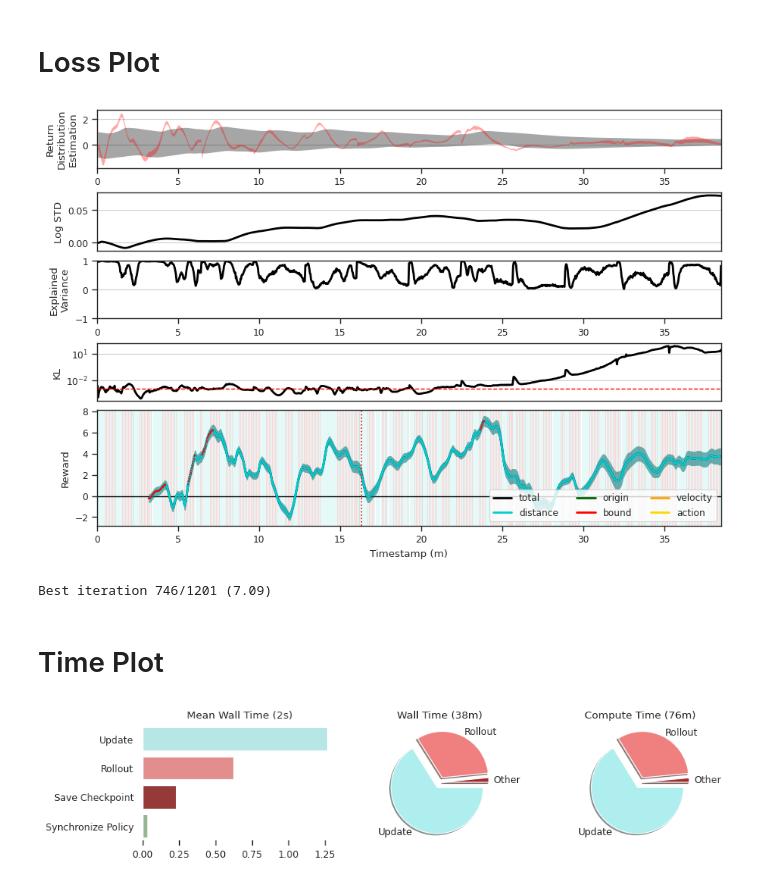
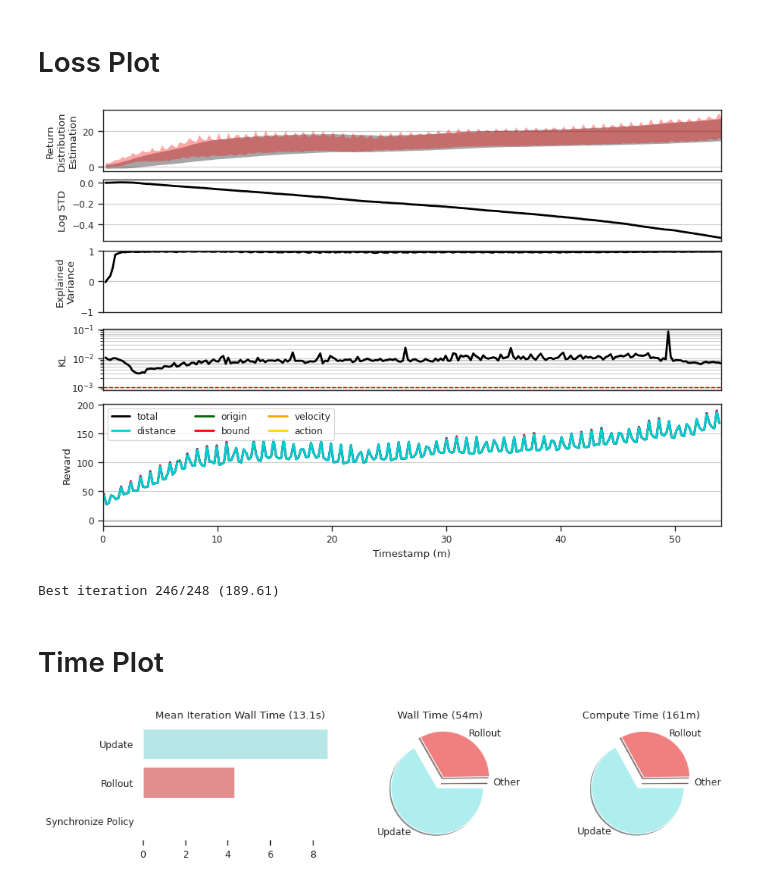
Before and after one commit to Oafish1/CellTRIP, a Jupyter notebook: scripts/runtime.ipynb, the cells around one changed output. Saved outputs shown, nothing was run; the diff lists cells and outputs as text; code cells hidden in the pictures.

Commit message:
Hyperparams, bugfixes, reward structure, model structure

```diff
--- a/scripts/runtime.ipynb
+++ b/scripts/runtime.ipynb
@@ -72,9 +72,11 @@ log_list = [
     # 's3://nkalafut-celltrip/logs/Noise-Reg.log',  # Same but with L2 regularization, annealing, proper Adam, Advantage clipping
     # 's3://nkalafut-celltrip/logs/Noise-Both.log',  # Same but with ~LR/10~, return STD beta*10, ~add noise to calc dist~, NEXT TIME clamp log std
     # 's3://nkalafut-celltrip/logs/Noise-Over.log',  # With Noise .01, (WORKS, BUT FAILED WITH HIGH KL AND DOESN'T GENERALIZE WELL)
-    # 's3://nkalafut-celltrip/logs/doubled.log',  # Doubled model with 1e-1 noise and independent critic
-    # scGLUE
-    's3://nkalafut-celltrip/logs/scglue.log',  # scGLUE dataset with 1e-1 noise
+    # 's3://nkalafut-celltrip/logs/doubled.log',  # Doubled model with no noise and independent critic
+    # 's3://nkalafut-celltrip/logs/scglue.log',  # same on scGLUE dataset
+    's3://nkalafut-celltrip/logs/doubled-allloss.log',  # All losses
+    # TODO: Maybe multiply by inverse group origin in env
+    # TODO: Implement env offset for multiple GPU case
     # TODO: Save best checkpoint on s3 always, then just use that
     # NOTE: It appears failure is a form of representation collapse caused by dead neurons, maybe reinitialize or use PFO
     # NOTE: Be aware of double-descent (https://openai.com/index/deep-double-descent/)
@@ -181,9 +181,10 @@ event_colors = {
 # Loss Plot
 # %%
 # Parameters
-use_smooth = True
+use_smooth = False
 only_ends = False
-symlog = True
+omit_zero = True
+symlog = False
 linthresh = (1e1 if use_smooth else 1e-1)  # * 1e1
 
 # Melt functions
@@ -209,22 +210,23 @@ def melt_rewards_update(df):
 def filter_zero(df):
     df.loc[df['Value'] == 0, 'Value'] = pd.NA
     return df
+if not omit_zero: filter_zero = lambda x: x
 
-def smooth(df_col, episode_len=1_000, oversample=1):
+def smooth(df_col, episode_len=1_000, sample_len=1_000):
     # Replace NAN with zero
     df_col = df_col.fillna(0)
     # Mean episode reward
     # num_runners = df_rollout['Rank'].unique().shape[0]
     # df_rollout[['Reward']].rolling(int(num_runners*episode_len/timesteps_per_rollout)).sum() / num_runners
     timesteps_per_rollout = df_rollout['Timesteps'].iloc[0]
-    window = int(oversample*episode_len/timesteps_per_rollout)
-    rolling_sum = df_col.rolling(window).sum() / oversample
+    window = int(sample_len/timesteps_per_rollout)
+    rolling_sum = df_col.rolling(window).sum() * episode_len / (window * timesteps_per_rollout)
     # Only show full episodes
     if only_ends:
         for i in range(0, rolling_sum.shape[0], window):
             rolling_sum.iloc[i:i+window] = rolling_sum.iloc[min(i+window-1, rolling_sum.shape[0]-1)]
     # Replace zeros with NAN
-    rolling_sum.loc[rolling_sum == 0] = pd.NA
+    if omit_zero: rolling_sum.loc[rolling_sum == 0] = pd.NA
     return rolling_sum
 if not use_smooth: smooth = lambda x: x
 
@@ -276,6 +278,8 @@ ax_moving.fill_between(
         df_update['Return Mean']+df_update['Return STD'], lw=0, color='red', alpha=.35)
 ax_moving.set_ylabel('Return\nDistribution\nEstimation')
 ax_moving.grid(axis='y', which='both', visible=True)
+ax_moving.tick_params(axis='x', which='both', bottom=False)
+plt.setp(ax_moving.get_xticklabels(), visible=False)
 # if symlog:
 #     ax_moving.set_yscale('symlog', base=10, linthresh=linthresh)
 #     for s in (-1, 1): ax_moving.axhline(y=s*linthresh, color='black', lw=1, ls='--', zorder=.2)
@@ -293,6 +297,8 @@ ax_ev.plot(
     df_update['Timestamp'], df_update['Explained Variance'], lw=2, color='black')
 ax_ev.set_ylabel('Explained\nVariance')
 ax_ev.grid(axis='y', which='both', visible=True)
+ax_ev.tick_params(axis='x', which='both', bottom=False)
+plt.setp(ax_ev.get_xticklabels(), visible=False)
 ax_ev.set_ylim(-1, 1)
 
 # KL
@@ -307,6 +313,7 @@ ax_kl.set_ylabel('KL')
 ax_kl.grid(axis='y', which='both', visible=True)
 ax_kl.tick_params(axis='x', which='both', bottom=False)
 plt.setp(ax_kl.get_xticklabels(), visible=False)
+# ax_kl.tick_params(axis='x', which='both', bottom=False)
 
 # Shading
 for h in df_raw['Reward'].unique():
@@ -326,50 +333,53 @@ for h in df_raw['Reward'].unique():
     ax_loss.fill_between(
         x, lower, upper, lw=0, color=reward_colors[h], alpha=.35)
 # Mean line
 gap_plot(
     filter_zero(df_mean), x='Timestamp', y='Value', hue='Reward',
     palette=reward_colors, lw=2, ax=ax_loss, plot_type='line')
 # Stages
 for i, r in event_filter(df_records, 'Advance Stage').iterrows():
     ax_loss.axvline(r['Timestamp'], color='black', ls=':', lw=2, zorder=.2)
 # Formatting
 # sns.despine(ax=ax_loss)
 ax_loss.set(xlabel='Timestamp (m)', ylabel='Reward')
 ax_loss.set_xlim(left=0, right=np.max([span_dict_squashed[k][-1][1] for k in span_dict]))
-# if symlog:
-#     ax_loss.set_yscale('symlog', base=10, linthresh=linthresh)
-#     for s in (-1, 1): ax_loss.axhline(y=s*linthresh, color='black', lw=1, ls='--', zorder=.2)
+if symlog:
+    ax_loss.set_yscale('symlog', base=10, linthresh=linthresh)
+    for s in (-1, 1): ax_loss.axhline(y=s*linthresh, color='black', lw=1, ls='--', zorder=.2)
 ax_loss.axhline(y=0, color='black', lw=1, ls='-', zorder=.2)
-for k in span_dict_squashed.keys():
-    if k not in event_colors: continue
-    for xmin, xmax in span_dict_squashed[k]: ax_loss.axvspan(xmin, xmax, color=event_colors[k], alpha=.3, lw=0, zorder=.1)
-ax_loss.legend(loc='lower right', ncols=3)
+# for k in span_dict_squashed.keys():
+#     if k not in event_colors: continue
+#     for xmin, xmax in span_dict_squashed[k]: ax_loss.axvspan(xmin, xmax, color=event_colors[k], alpha=.3, lw=0, zorder=.1)
+ax_loss.grid(axis='y', which='both', visible=True)
+ax_loss.legend(loc='upper left', ncols=3)
 
 # Early stopping based on KL (MAYBE DO BASED ON LOG STD, KL, AND RWD?)
 count = 0; es_timestep = None; lapses = 5; es_threshold = 1e-3; min_updates = 500
 for i, r in group_policy(event_filter(df_records, 'Update')).iterrows():
     if i < min_updates: continue
     count = count + 1 if r['KL'] < es_threshold else 0
     if count >= lapses:
         es_timestep = r['Timestamp']
         break
 if es_timestep is not None: ax_loss.axvline(x=es_timestep, ls=':', color='red')
 ax_kl.axhline(y=es_threshold, ls='--', lw=1, color='red')
 
 # Display
 # ax1.axhline(y=.03)
 fig.show()
 # %% [output]
-[figure, old version]
+[figure, new version]
 # %%
-num_iters = df_mean.loc[df_mean['Reward']=='total', 'Value'].shape[0]
-smoothed = smooth(df_mean.loc[df_mean['Reward']=='total', 'Value']).dropna()
-smoothed_dist = smooth(df_mean.loc[df_mean['Reward']=='distance', 'Value']).dropna()
-best_iter = smoothed.index[smoothed.argmax()]
-best_score = smoothed.loc[best_iter]
-print(f'Best iteration {best_iter}/{num_iters} ({best_score:.2f})')
+try:
+    num_iters = df_mean.loc[df_mean['Reward']=='total', 'Value'].shape[0]
+    smoothed = smooth(df_mean.loc[df_mean['Reward']=='total', 'Value']).dropna()
+    smoothed_dist = smooth(df_mean.loc[df_mean['Reward']=='distance', 'Value']).dropna()
+    best_iter = smoothed.index[smoothed.argmax()]
+    best_score = smoothed.loc[best_iter]
+    print(f'Best iteration {best_iter}/{num_iters} ({best_score:.2f})')
+except: pass
 # %% [output]
-Best iteration 746/1201 (7.09)
+Best iteration 246/248 (189.61)
 # %% [markdown]
 # Time Plot
 # %%
@@ -388,16 +398,18 @@ df_walltime = pd.DataFrame(span_times.values(), index=span_times.keys(), columns
 df_walltime.index.name = 'Event Type'
 df_walltime = df_walltime.loc[df_walltime['Time'] != 0].dropna()
 df_walltime['Mean Time'] = df_walltime.apply(lambda r: r['Time'] / len(span_dict_squashed[r.name]), axis=1)
+df_walltime['Iteration Time'] = df_walltime.apply(lambda r: r['Time'] / len(span_dict_squashed['Update']), axis=1)
 df_comptime = df_records.groupby('Event Type').sum()[['Time']]
 df_comptime = df_comptime.loc[df_comptime['Time'] != 0].dropna()
 df_comptime['Mean Time'] = df_comptime.apply(lambda r: r['Time'] / len(span_dict_squashed[r.name]), axis=1)
+df_comptime['Iteration Time'] = df_comptime.apply(lambda r: r['Time'] / len(span_dict_squashed['Update']), axis=1)
 
 # Plot function
 def plot_pie(df, ax):
     labels = df.index.to_numpy()
     sizes = df['Time'].to_numpy()
     colors = [event_colors[l] for l in labels]
-    explode = .3 * np.log(sizes) / np.log(sizes).sum()
+    explode = .3 * np.log(1+sizes) / np.log(1+sizes).sum()
     # explode = np.zeros_like(sizes)
     # explode[np.argsort(sizes).flatten()[-2:]] = .1
     ax.pie(
@@ -414,15 +426,15 @@ plot_pie(group_small(df_comptime.sort_values('Time', ascending=False)), ax2)
 ax2.set(title=f'Compute Time ({df_comptime.sum()["Time"]/60:.0f}m)')
 ax3 = plt.subplot2grid((1, 3), (0, 0), 1, 1, fig=fig)
 sns.barplot(
-    df_walltime.sort_values('Mean Time', ascending=False), y='Event Type', x='Mean Time', hue='Event Type',
+    df_walltime.sort_values('Iteration Time', ascending=False), y='Event Type', x='Iteration Time', hue='Event Type',
     palette=event_colors, ax=ax3)
 sns.despine(left=True, bottom=True, ax=ax3)
-ax3.set(title=f'Mean Wall Time ({df_walltime.sum()["Mean Time"]:.0f}s)', xlabel=None, ylabel=None)
+ax3.set(title=f'Mean Iteration Wall Time ({df_walltime.sum()["Iteration Time"]:.1f}s)', xlabel=None, ylabel=None)
 ax3.tick_params(axis='y', which='major', left=False)
 # ax3.set_yticks([])
 fig.show()
 # %% [output]
-[figure, old version]
+[figure, new version]
 # %%
 # # Format
 # df_rollout = group_policy(event_filter(df_records, 'Rollout'), agg='mean')
```
Also changed, not shown: parts of 1 cell of this notebook, 13 other files.
